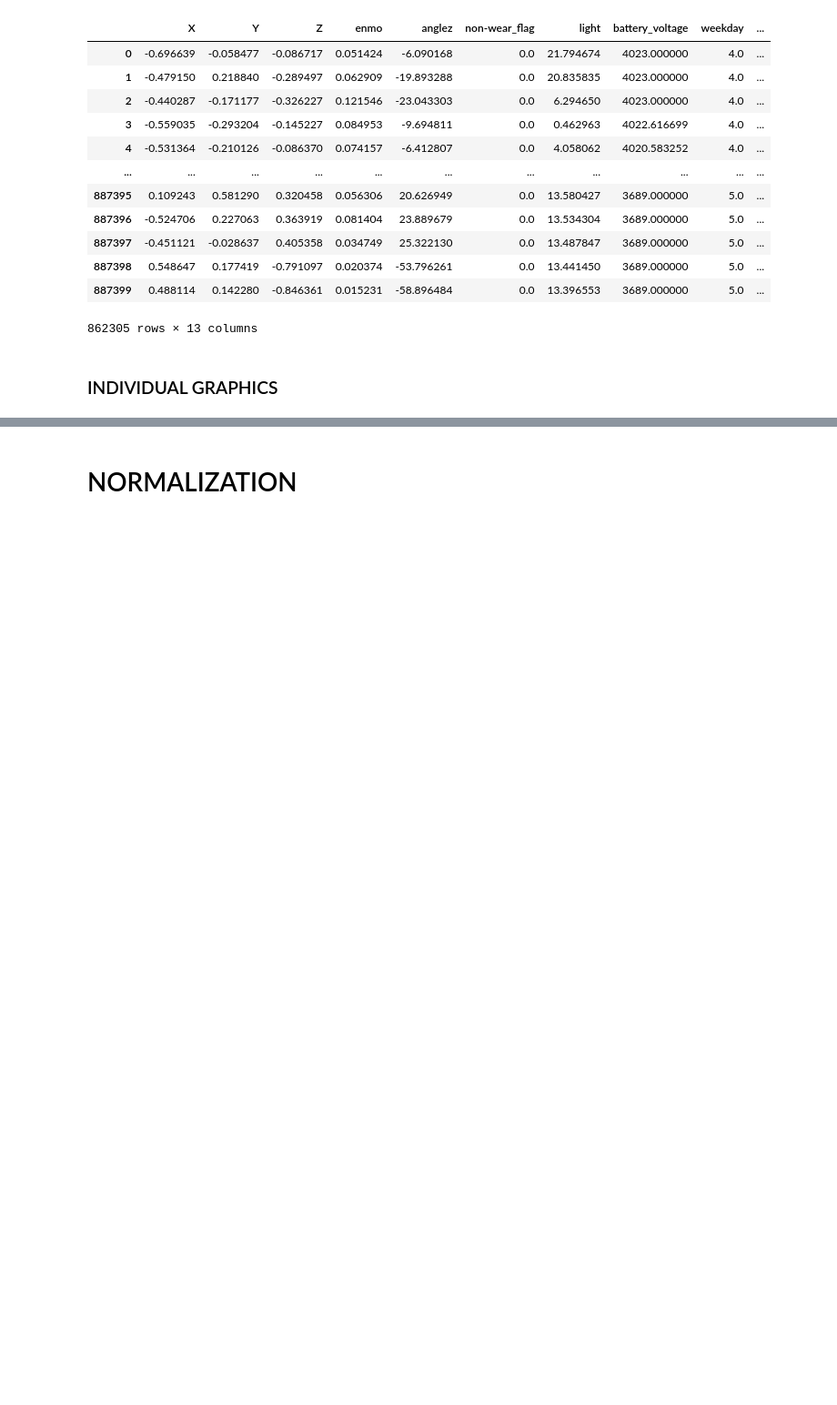
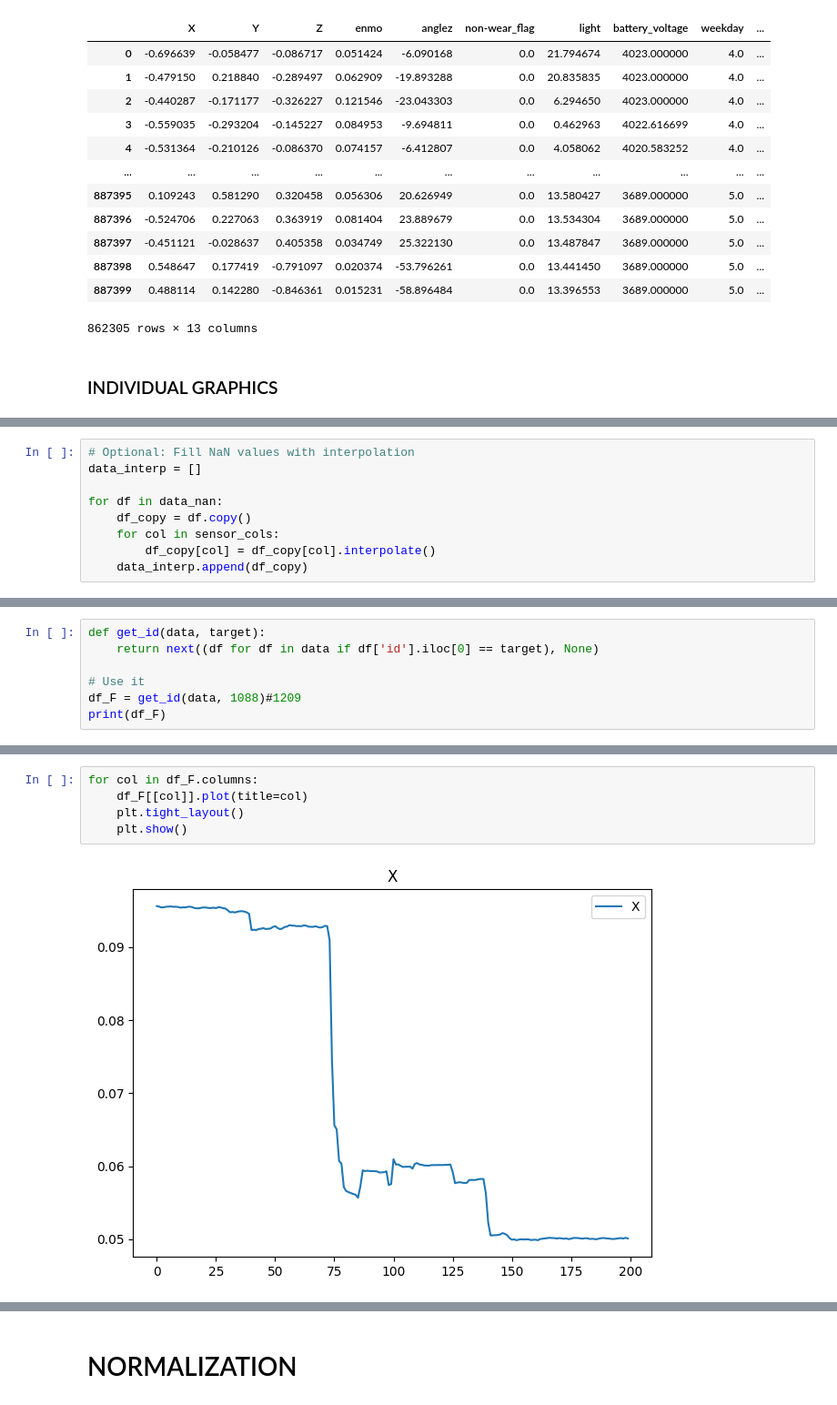
Before and after one commit to alicecalderini/DATAMINING_2-Project, a Jupyter notebook: 10. TIME SERIES/1.TS CLEANING.ipynb, the cells around one changed output, grey strips where cells are left out. Shown at 91% size. Drawn from its saved outputs; the diff is of its cells as text; blank space fills up the shorter version.

```diff
--- a/10. TIME SERIES/1.TS CLEANING.ipynb
+++ b/10. TIME SERIES/1.TS CLEANING.ipynb
@@ -497,0 +999,9 @@ for col in df.columns:
+# %%
+# Optional: Fill NaN values with interpolation
+data_interp = []
+
+for df in data_nan:
+    df_copy = df.copy()
+    for col in sensor_cols:
+        df_copy[col] = df_copy[col].interpolate()
+    data_interp.append(df_copy)
@@ -497,0 +1010,7 @@ for col in df.columns:
+# %%
+def get_id(data, target):
+    return next((df for df in data if df['id'].iloc[0] == target), None)
+
+# Use it
+df_F = get_id(data, 1088)#1209
+print(df_F)
@@ -497,0 +1035,7 @@ for col in df.columns:
+# %%
+for col in df_F.columns:
+    df_F[[col]].plot(title=col)
+    plt.tight_layout()
+    plt.show()
+# %% [output]
+[figure, added]
```
Also changed, not shown: parts of 15 cells of this notebook, 1 other file.
